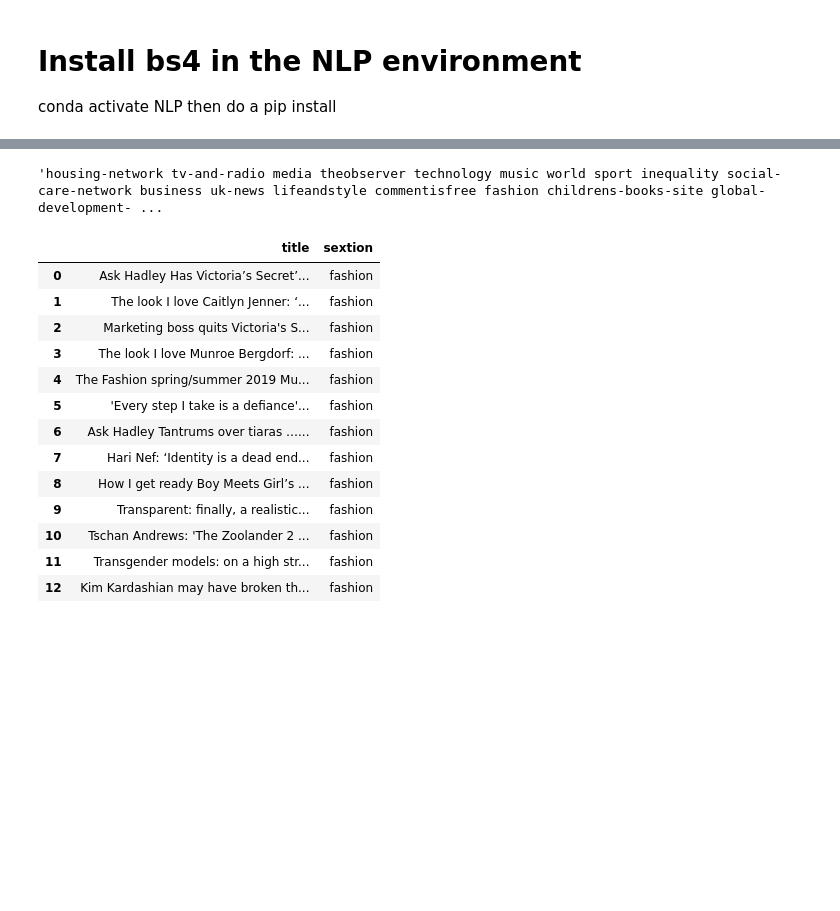
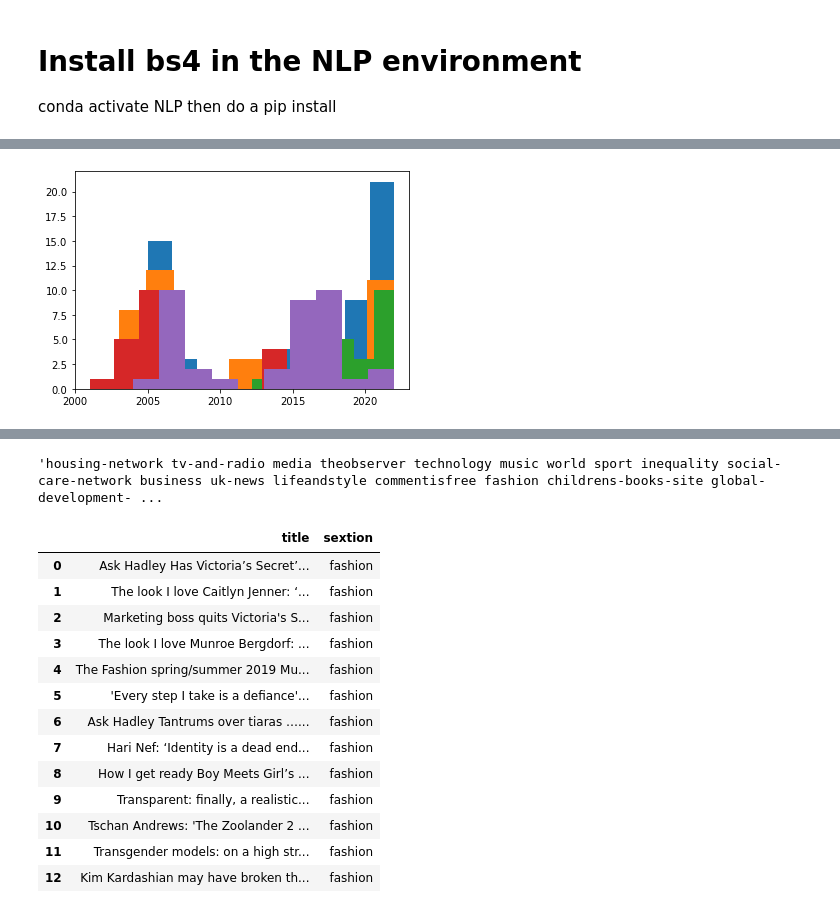
Before and after one commit to macbuse/GUARDIAN, a Jupyter notebook: goose_test_editorialis_miner.ipynb, the cells around one changed output, grey strips where cells are left out. Cells and saved outputs as stored; diff of their text form; code cells hidden in the pictures; blank space fills up the shorter version.

```diff
--- a/goose_test_editorialis_miner.ipynb
+++ b/goose_test_editorialis_miner.ipynb
@@ -291,3 +295,6 @@ with open('%s.csv'%subject.split('/')[-1], 'w') as fp:
     writer.writerow(fieldnames)
     for row in data:
         writer.writerow(row)
+# %%
+import pandas as pd
+df = pd.read_csv('simontisdall.csv')
@@ -293,0 +345,24 @@ with open('%s.csv'%subject.split('/')[-1], 'w') as fp:
+# %%
+dates = [x.split('/')[4] for x in df['URL'].values]
+ff = [x[0] == '2' for x in dates]
+
+dates = [ x for x in dates if x[0] == '2']
+
+dated = df[ff]
+# %%
+from collections import defaultdict
+
+dx = defaultdict(list)
+
+for b,a in zip(df['Tag'], dates):
+    dx[b].append(int(a) )
+# %%
+import numpy as np
+import matplotlib.pyplot as plt
+plt.hist( dx['film']);
+plt.hist( dx['books']);
+plt.hist( dx['tv-and-radio']);
+plt.hist( dx['society']);
+plt.hist( dx['stage']);
+# %% [output]
+[figure, added]
```
Also changed, not shown: parts of 9 cells of this notebook, 13 other files.
